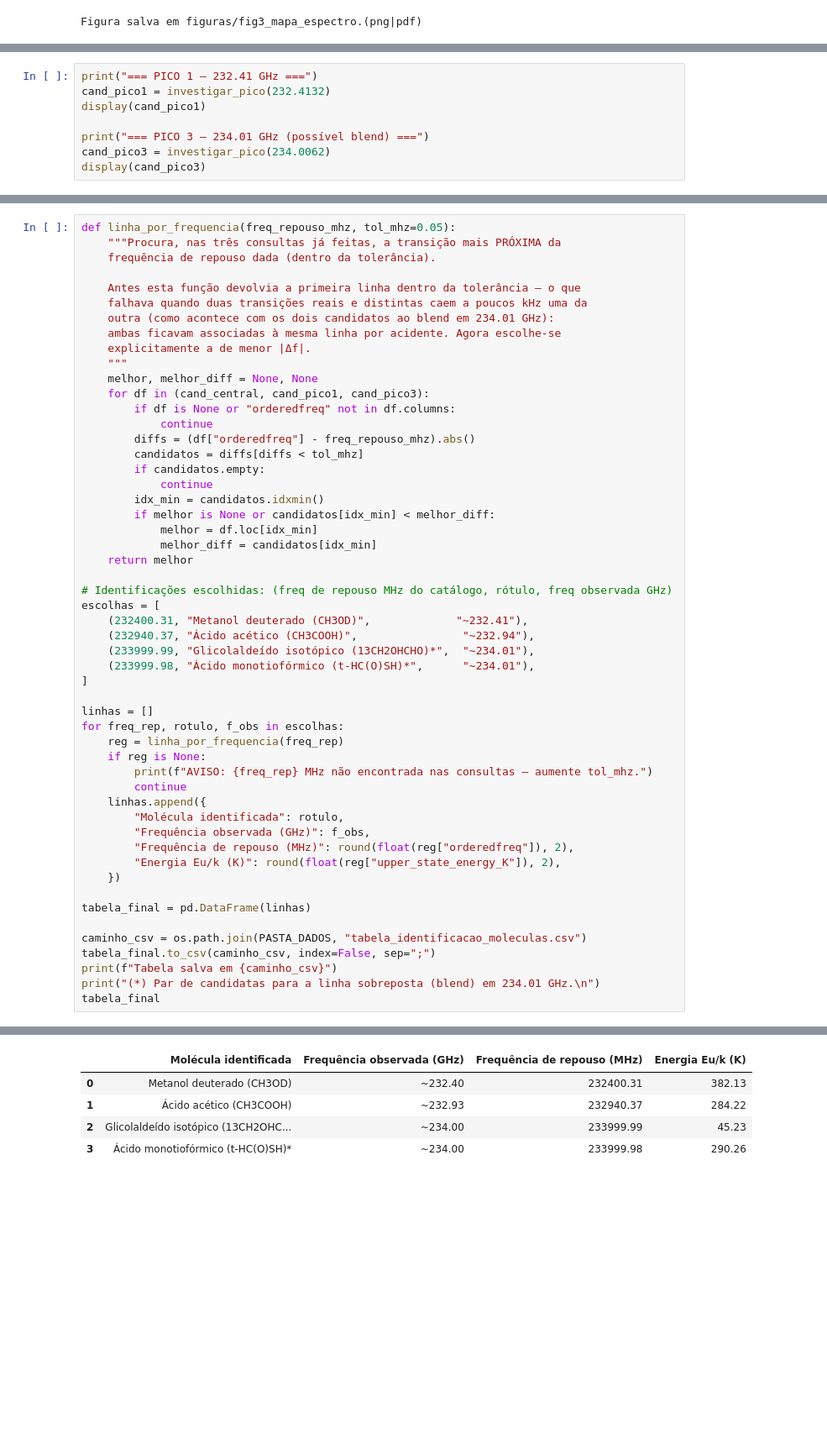
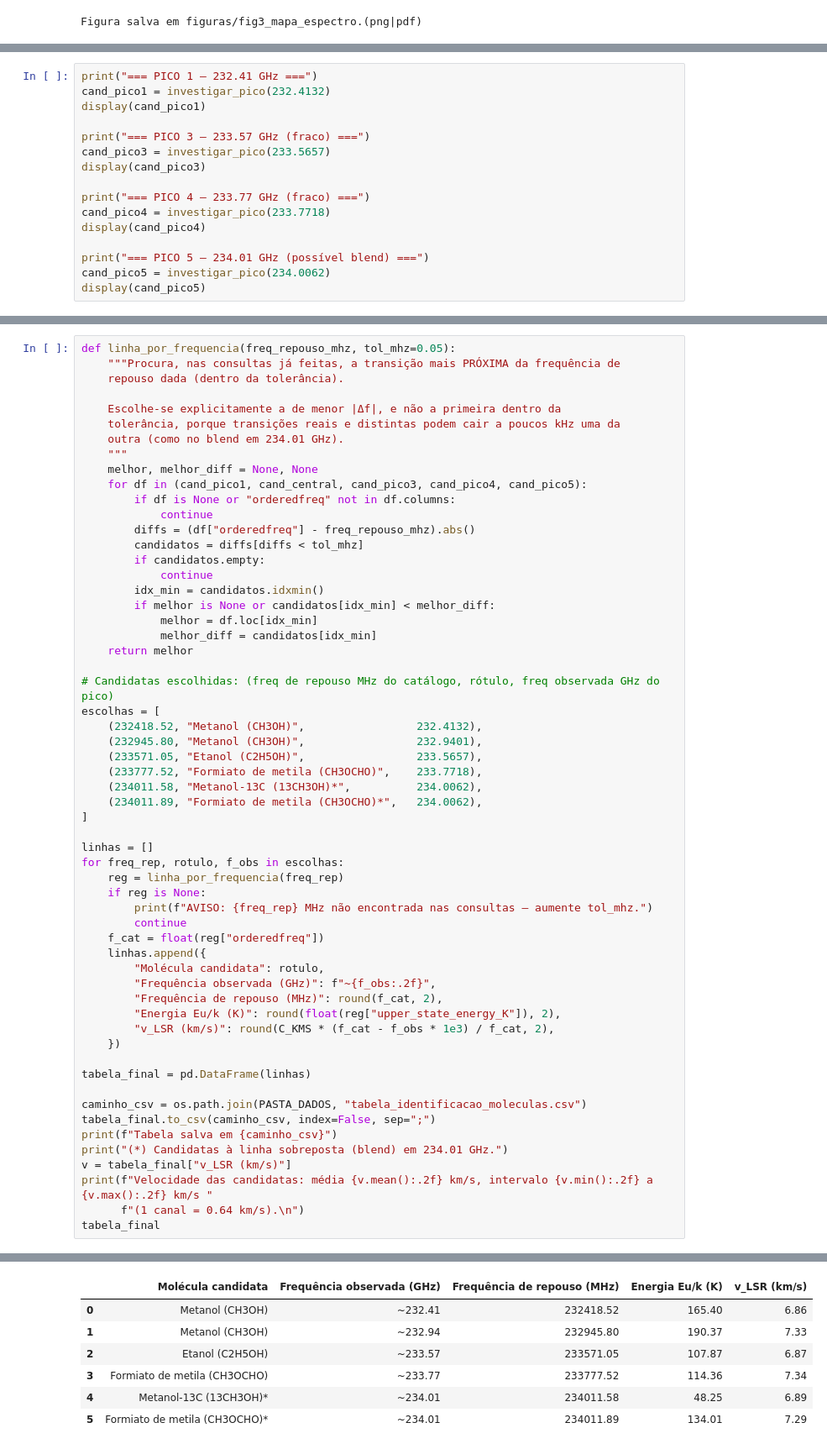
Before and after one commit to rrf-astro/Astroquimica_nebulosa_Orion, a Jupyter notebook: Espectro_OMC-1.ipynb, the cells around one changed output, grey strips where cells are left out. Shown at 84% size. Drawn from its saved outputs; the diff is of its cells as text; blank space fills up the shorter version.

```diff
--- a/Espectro_OMC-1.ipynb
+++ b/Espectro_OMC-1.ipynb
@@ -544,8 +558,16 @@ print("=== PICO 1 — 232.41 GHz ===")
 cand_pico1 = investigar_pico(232.4132)
 display(cand_pico1)
 
-print("=== PICO 3 — 234.01 GHz (possível blend) ===")
-cand_pico3 = investigar_pico(234.0062)
+print("=== PICO 3 — 233.57 GHz (fraco) ===")
+cand_pico3 = investigar_pico(233.5657)
 display(cand_pico3)
+
+print("=== PICO 4 — 233.77 GHz (fraco) ===")
+cand_pico4 = investigar_pico(233.7718)
+display(cand_pico4)
+
+print("=== PICO 5 — 234.01 GHz (possível blend) ===")
+cand_pico5 = investigar_pico(234.0062)
+display(cand_pico5)
 # %% [output]
 === PICO 1 — 232.41 GHz ===
@@ -588,16 +642,14 @@ prováveis. Esta é a **Tabela 1** do artigo, salva também em CSV na pasta de d
 # %%
 def linha_por_frequencia(freq_repouso_mhz, tol_mhz=0.05):
-    """Procura, nas três consultas já feitas, a transição mais PRÓXIMA da
-    frequência de repouso dada (dentro da tolerância).
+    """Procura, nas consultas já feitas, a transição mais PRÓXIMA da frequência de
+    repouso dada (dentro da tolerância).
 
-    Antes esta função devolvia a primeira linha dentro da tolerância — o que
-    falhava quando duas transições reais e distintas caem a poucos kHz uma da
-    outra (como acontece com os dois candidatos ao blend em 234.01 GHz):
-    ambas ficavam associadas à mesma linha por acidente. Agora escolhe-se
-    explicitamente a de menor |Δf|.
+    Escolhe-se explicitamente a de menor |Δf|, e não a primeira dentro da
+    tolerância, porque transições reais e distintas podem cair a poucos kHz uma da
+    outra (como no blend em 234.01 GHz).
     """
     melhor, melhor_diff = None, None
-    for df in (cand_central, cand_pico1, cand_pico3):
+    for df in (cand_pico1, cand_central, cand_pico3, cand_pico4, cand_pico5):
         if df is None or "orderedfreq" not in df.columns:
             continue
         diffs = (df["orderedfreq"] - freq_repouso_mhz).abs()
@@ -610,12 +662,14 @@ def linha_por_frequencia(freq_repouso_mhz, tol_mhz=0.05):
             melhor_diff = candidatos[idx_min]
     return melhor
 
-# Identificações escolhidas: (freq de repouso MHz do catálogo, rótulo, freq observada GHz)
+# Candidatas escolhidas: (freq de repouso MHz do catálogo, rótulo, freq observada GHz do pico)
 escolhas = [
-    (232400.31, "Metanol deuterado (CH3OD)",             "~232.41"),
-    (232940.37, "Ácido acético (CH3COOH)",                "~232.94"),
-    (233999.99, "Glicolaldeído isotópico (13CH2OHCHO)*",  "~234.01"),
-    (233999.98, "Ácido monotiofórmico (t-HC(O)SH)*",      "~234.01"),
+    (232418.52, "Metanol (CH3OH)",                 232.4132),
+    (232945.80, "Metanol (CH3OH)",                 232.9401),
+    (233571.05, "Etanol (C2H5OH)",                 233.5657),
+    (233777.52, "Formiato de metila (CH3OCHO)",    233.7718),
+    (234011.58, "Metanol-13C (13CH3OH)*",          234.0062),
+    (234011.89, "Formiato de metila (CH3OCHO)*",   234.0062),
 ]
 
 linhas = []
@@ -624,11 +678,13 @@ for freq_rep, rotulo, f_obs in escolhas:
     if reg is None:
         print(f"AVISO: {freq_rep} MHz não encontrada nas consultas — aumente tol_mhz.")
         continue
+    f_cat = float(reg["orderedfreq"])
     linhas.append({
-        "Molécula identificada": rotulo,
-        "Frequência observada (GHz)": f_obs,
-        "Frequência de repouso (MHz)": round(float(reg["orderedfreq"]), 2),
+        "Molécula candidata": rotulo,
+        "Frequência observada (GHz)": f"~{f_obs:.2f}",
+        "Frequência de repouso (MHz)": round(f_cat, 2),
         "Energia Eu/k (K)": round(float(reg["upper_state_energy_K"]), 2),
+        "v_LSR (km/s)": round(C_KMS * (f_cat - f_obs * 1e3) / f_cat, 2),
     })
 
 tabela_final = pd.DataFrame(linhas)
@@ -636,7 +692,10 @@ tabela_final = pd.DataFrame(linhas)
 caminho_csv = os.path.join(PASTA_DADOS, "tabela_identificacao_moleculas.csv")
 tabela_final.to_csv(caminho_csv, index=False, sep=";")
 print(f"Tabela salva em {caminho_csv}")
-print("(*) Par de candidatas para a linha sobreposta (blend) em 234.01 GHz.\n")
+print("(*) Candidatas à linha sobreposta (blend) em 234.01 GHz.")
+v = tabela_final["v_LSR (km/s)"]
+print(f"Velocidade das candidatas: média {v.mean():.2f} km/s, intervalo {v.min():.2f} a {v.max():.2f} km/s "
+      f"(1 canal = 0.64 km/s).\n")
 tabela_final
 # %% [output]
 Tabela salva em dados/tabela_identificacao_moleculas.csv
@@ -644,8 +704,10 @@ Tabela salva em dados/tabela_identificacao_moleculas.csv
-|  | Molécula identificada | Frequência observada (GHz) | Frequência de repouso (MHz) | Energia Eu/k (K) |
-| 0 | Metanol deuterado (CH3OD) | ~232.40 | 232400.31 | 382.13 |
-| 1 | Ácido acético (CH3COOH) | ~232.93 | 232940.37 | 284.22 |
-| 2 | Glicolaldeído isotópico (13CH2OHC... | ~234.00 | 233999.99 | 45.23 |
-| 3 | Ácido monotiofórmico (t-HC(O)SH)* | ~234.00 | 233999.98 | 290.26 |
+|  | Molécula candidata | Frequência observada (GHz) | Frequência de repouso (MHz) | Energia Eu/k (K) | v_LSR (km/s) |
+| 0 | Metanol (CH3OH) | ~232.41 | 232418.52 | 165.40 | 6.86 |
+| 1 | Metanol (CH3OH) | ~232.94 | 232945.80 | 190.37 | 7.33 |
+| 2 | Etanol (C2H5OH) | ~233.57 | 233571.05 | 107.87 | 6.87 |
+| 3 | Formiato de metila (CH3OCHO) | ~233.77 | 233777.52 | 114.36 | 7.34 |
+| 4 | Metanol-13C (13CH3OH)* | ~234.01 | 234011.58 | 48.25 | 6.89 |
+| 5 | Formiato de metila (CH3OCHO)* | ~234.01 | 234011.89 | 134.01 | 7.29 |
 # %% [markdown]
 ## Etapa 7 — Onde fica essa região no céu? (coordenadas celestes)
 
```
Also changed, not shown: parts of 12 cells of this notebook, 3 other files.
